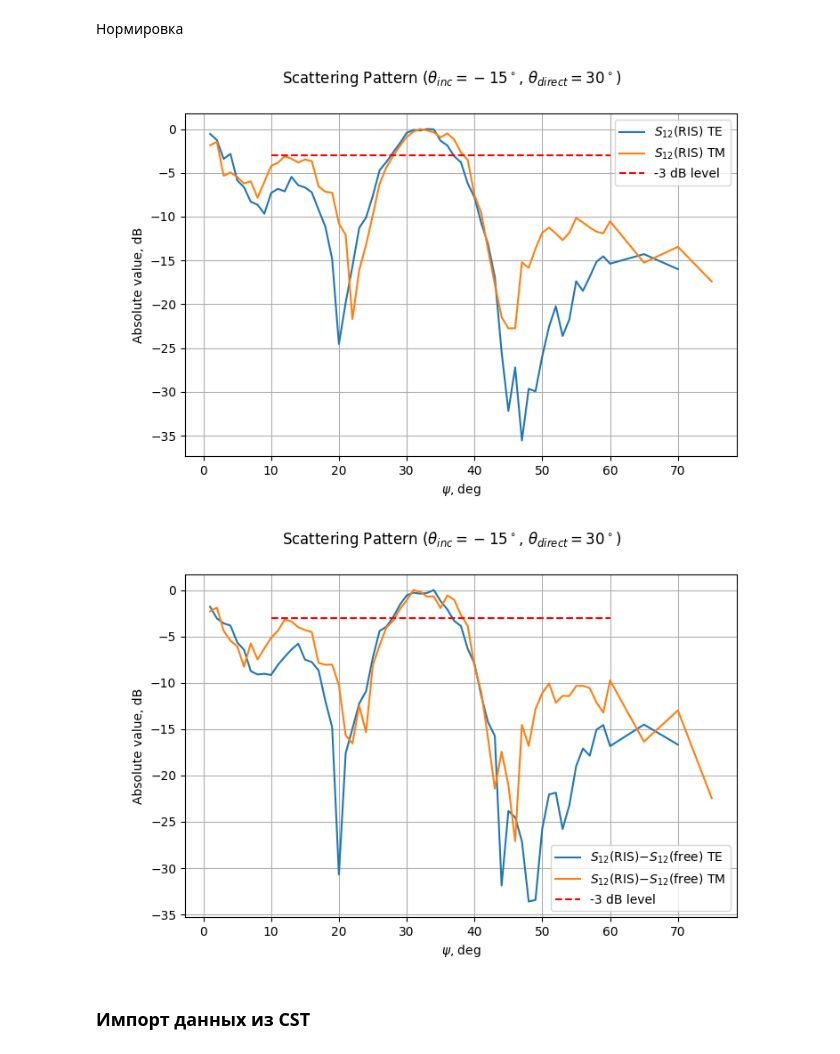
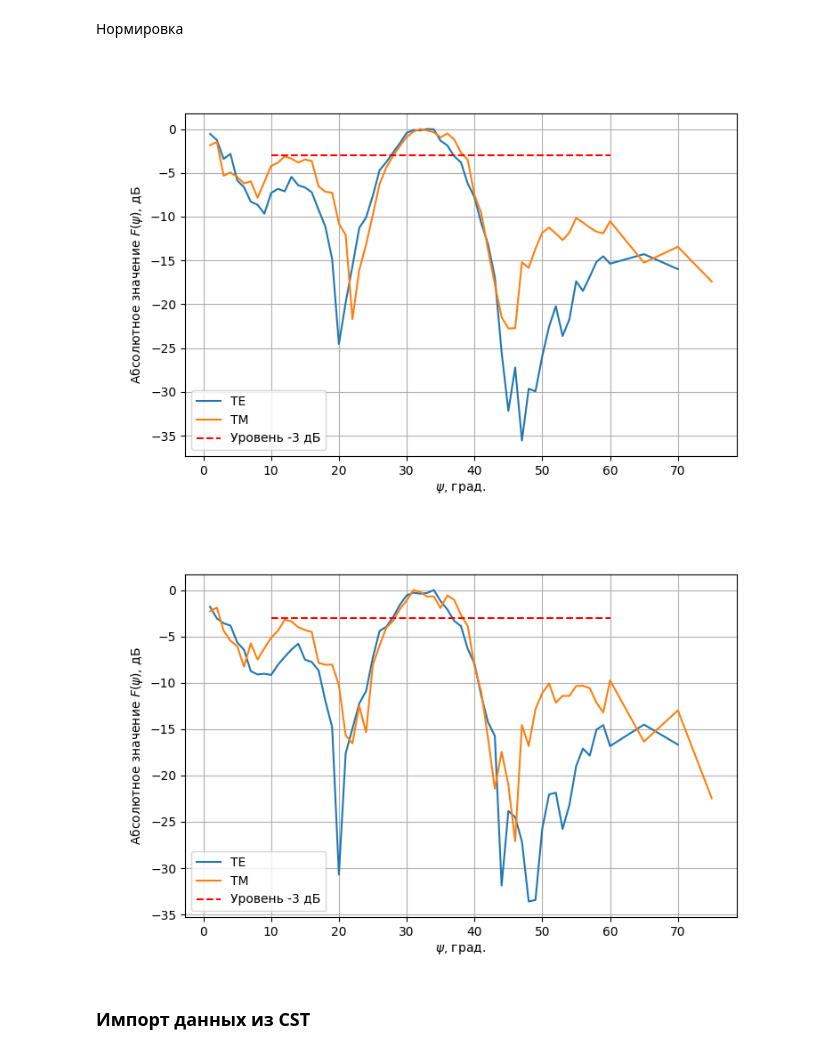
Before and after one commit to isvoropaev02/post_processing_RIS, a Jupyter notebook: 3oct/sc_p_inc-15deg.ipynb, the cells around one changed output. Cells and saved outputs as stored; diff of their text form; code cells hidden in the pictures.

Commit message:
diagr

```diff
--- a/3oct/sc_p_inc-15deg.ipynb
+++ b/3oct/sc_p_inc-15deg.ipynb
@@ -116,19 +116,19 @@ data_8A_TM['s12_norm']=data_8A_TM['s12']/max_TM
 fig1 = plt.figure(figsize=(8,5))
 
 ax_1 = fig1.add_subplot(111)
-ax_1.plot(data_8A_TE['Angle'], 20*np.log10(data_8A_TE['s12_norm'].apply(abs)), label=r'$S_{12}$(RIS) TE')
-ax_1.plot(data_8A_TM['Angle'], 20*np.log10(data_8A_TM['s12_norm'].apply(abs)), label=r'$S_{12}$(RIS) TM')
-ax_1.plot([10, 60], [-3, -3], linestyle='--', color='r', label='-3 dB level')
-ax_1.set_xlabel(r'$\psi$, deg')
-ax_1.set_ylabel('Absolute value, dB')
+ax_1.plot(data_8A_TE['Angle'], 20*np.log10(data_8A_TE['s12_norm'].apply(abs)), label=r'TE')
+ax_1.plot(data_8A_TM['Angle'], 20*np.log10(data_8A_TM['s12_norm'].apply(abs)), label=r'TM')
+ax_1.plot([10, 60], [-3, -3], linestyle='--', color='r', label='Уровень -3 дБ')
+ax_1.set_xlabel(r'$\psi$, град.')
+ax_1.set_ylabel(r'Абсолютное значение $F(\psi)$, дБ')
 ax_1.legend()
 ax_1.grid()
 
 
-fig1.suptitle(r'Scattering Pattern ($\theta_{inc}=-15^\circ$, $\theta_{direct}=30^\circ$)')
+#fig1.suptitle(r'Scattering Pattern ($\theta_{inc}=-15^\circ$, $\theta_{direct}=30^\circ$)')
 plt.show()
 # %% [output]
-[figure, old version]
+[figure, new version]
 # %%
 data_8A_TE['s12-s12_free']=data_8A_TE['s12'] - data_free_TE['s12']
 data_8A_TM['s12-s12_free']=data_8A_TM['s12'] - data_free_TM['s12']
@@ -141,20 +141,20 @@ data_8A_TM['s12-s12_free_norm'] = data_8A_TM['s12-s12_free'] / max_new_TM
 # %%
 fig2 = plt.figure(figsize=(8,5))
 
 ax_1 = fig2.add_subplot(111)
-ax_1.plot(data_8A_TE['Angle'], 20*np.log10(data_8A_TE['s12-s12_free_norm'].apply(abs)), label=r'$S_{12}$(RIS)$-S_{12}$(free) TE')
-ax_1.plot(data_8A_TM['Angle'], 20*np.log10(data_8A_TM['s12-s12_free_norm'].apply(abs)), label=r'$S_{12}$(RIS)$-S_{12}$(free) TM')
-ax_1.plot([10, 60], [-3, -3], linestyle='--', color='r', label='-3 dB level')
-ax_1.set_xlabel(r'$\psi$, deg')
-ax_1.set_ylabel('Absolute value, dB')
+ax_1.plot(data_8A_TE['Angle'], 20*np.log10(data_8A_TE['s12-s12_free_norm'].apply(abs)), label=r'TE')
+ax_1.plot(data_8A_TM['Angle'], 20*np.log10(data_8A_TM['s12-s12_free_norm'].apply(abs)), label=r'TM')
+ax_1.plot([10, 60], [-3, -3], linestyle='--', color='r', label='Уровень -3 дБ')
+ax_1.set_xlabel(r'$\psi$, град.')
+ax_1.set_ylabel(r'Абсолютное значение $F(\psi)$, дБ')
 ax_1.legend()
 ax_1.grid()
 
 
-fig2.suptitle(r'Scattering Pattern ($\theta_{inc}=-15^\circ$, $\theta_{direct}=30^\circ$)')
+#fig2.suptitle(r'Scattering Pattern ($\theta_{inc}=-15^\circ$, $\theta_{direct}=30^\circ$)')
 plt.show()
 # %% [output]
-[figure, old version]
+[figure, new version]
 # %% [markdown]
 ### Импорт данных из CST
 # %%
```
Also changed, not shown: 2 other files.
